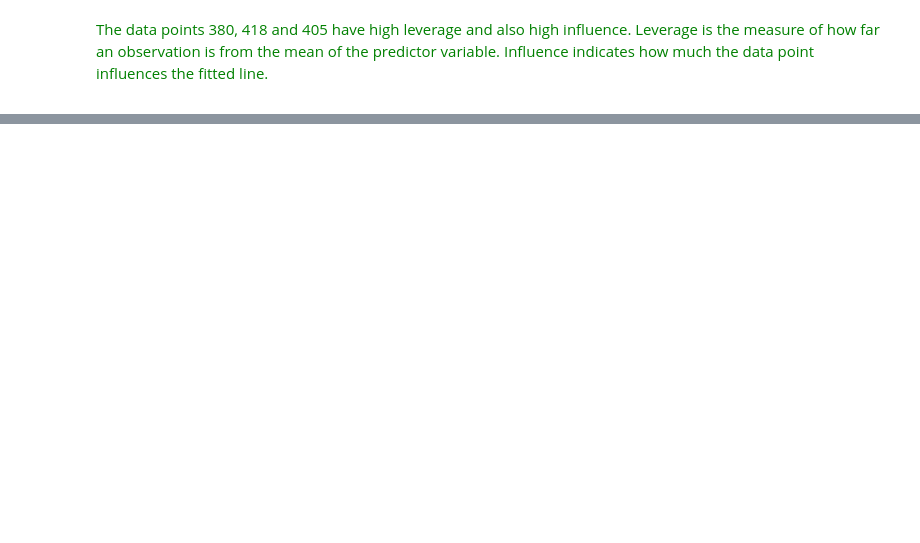
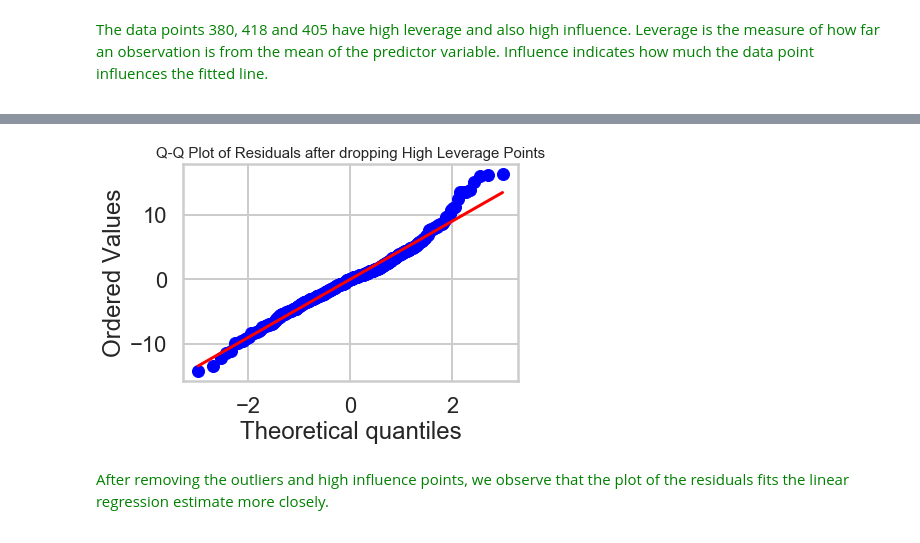
Before and after one commit to albertdchiu1/Springboard-Data-Science, a Jupyter notebook: Machine-Learning/Unit 10.1.5 - Linear Regression Mini Project/Mini_Project_Linear_Regression.ipynb, the cells around one changed output, grey strips where cells are left out. Cells and saved outputs as stored; diff of their text form; code cells hidden in the pictures; blank space fills up the shorter version.

```diff
--- a/Machine-Learning/Unit 10.1.5 - Linear Regression Mini Project/Mini_Project_Linear_Regression.ipynb
+++ b/Machine-Learning/Unit 10.1.5 - Linear Regression Mini Project/Mini_Project_Linear_Regression.ipynb
@@ -927,3 +929,8 @@ influence_plot(price_CRP)
 The data points 380, 418 and 405 have high leverage and also high influence.  Leverage is the measure of how far an observation is from the mean of the predictor variable.  Influence indicates how much the data point influences the fitted line.
 
 </font>
+# %%
+bos_rmv_hi_inf = bos.drop(index=[364, 365, 367, 368, 369, 370, 371, 372, 380, 404, 405, 410, 414, 418], axis=0)
+
+price_CRP_rm_hi_lev = ols('PRICE ~ CRIM + RM + PTRATIO', bos_rmv_hi_inf).fit()
+print(price_CRP_rm_hi_lev.summary())
@@ -929,0 +955,13 @@ The data points 380, 418 and 405 have high leverage and also high influence.  Le
+# %%
+fig = plt.figure()
+stats.probplot(price_CRP_rm_hi_lev.resid, plot=plt)
+plt.title('Q-Q Plot of Residuals after dropping High Leverage Points', fontsize=15)
+plt.show()
+# %% [output]
+[figure, added]
+# %% [markdown]
+<font color='green'>
+
+After removing the outliers and high influence points, we observe that the plot of the residuals fits the linear regression estimate more closely.
+
+</font>
```
Also changed, not shown: parts of 30 cells of this notebook.
